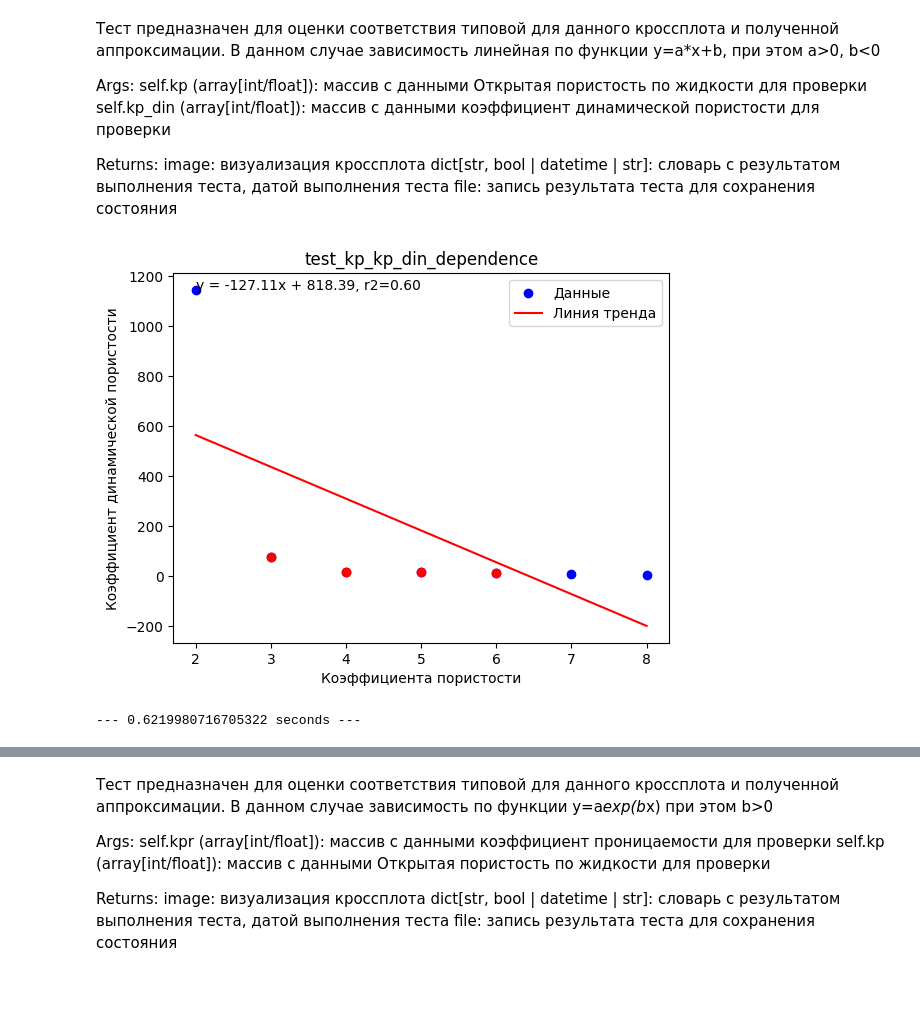
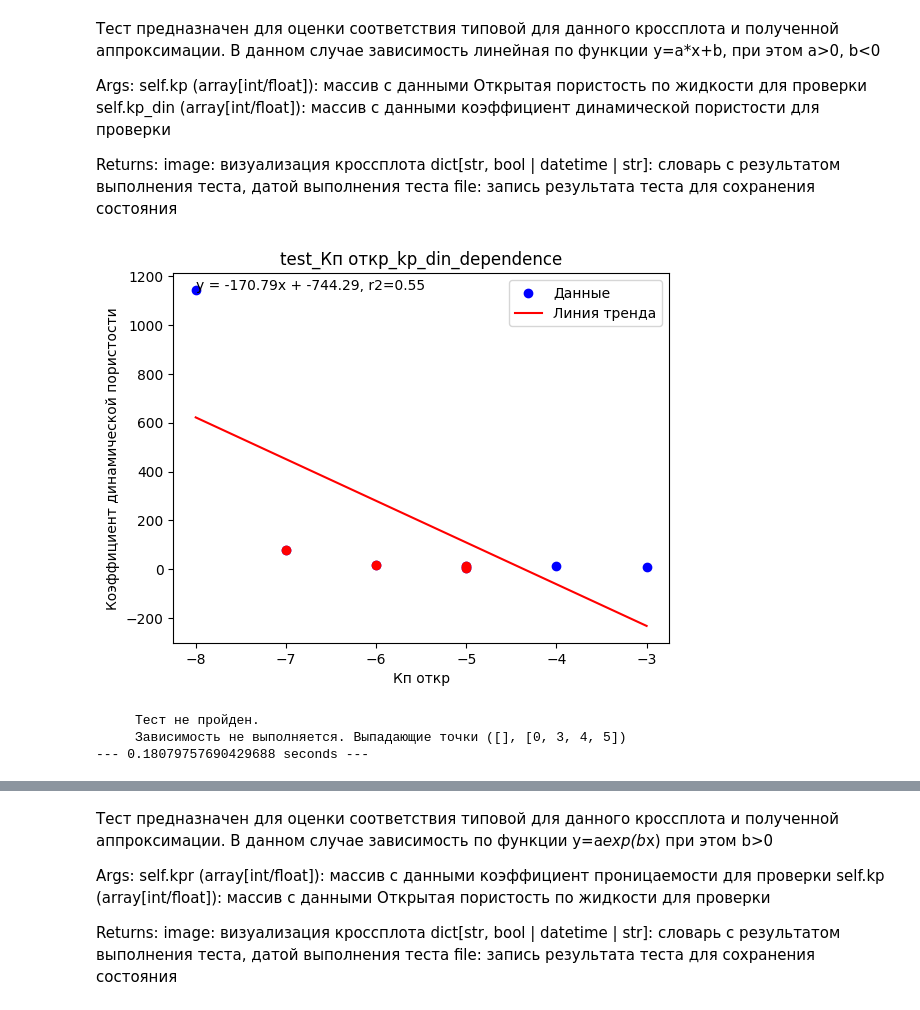
Before and after one commit to Salnikov-MaX/QA_QC_proj, a Jupyter notebook: user_scenario_kern.ipynb, the cells around one changed output, grey strips where cells are left out. Saved outputs shown, nothing was run; the diff lists cells and outputs as text; code cells hidden in the pictures.

```diff
--- a/user_scenario_kern.ipynb
+++ b/user_scenario_kern.ipynb
@@ -327,18 +289,20 @@ Returns:
 # %%
 start_time = time.time()
 # df=pd.read_excel(".../file.xlsx")
 x=np.array([8,7,6,5,4,3,2])
 y=np.array([-5,-3,-4,-5,-6,-7,-8])
 z=np.array([1,2,2,2,2,6,72,50])
 p=np.array([1,2,2,2,2,6,72,50])
 path="report\\"
-tests = QA_QC_kern(kp=x, porosity_open=y,sw_residual=z,kno=p,file_path=path)
+tests = QA_QC_kern(porosity_open=y,sw_residual=z,kno=p,file_path=path)
 tests.start_tests(["test_kp_kp_din_dependence"])
 tests.generate_test_report()
 print("--- %s seconds ---" % (time.time() - start_time))
 # %% [output]
-[figure, old version]
+[figure, new version]
---- 0.6219980716705322 seconds ---
+     Тест не пройден.
+     Зависимость не выполняется. Выпадающие точки ([], [0, 3, 4, 5])
+--- 0.18079757690429688 seconds ---
 # %%
 start_time = time.time()
 # df=pd.read_excel(".../file.xlsx")
```
Also changed, not shown: parts of 62 cells of this notebook, 10 other files.
